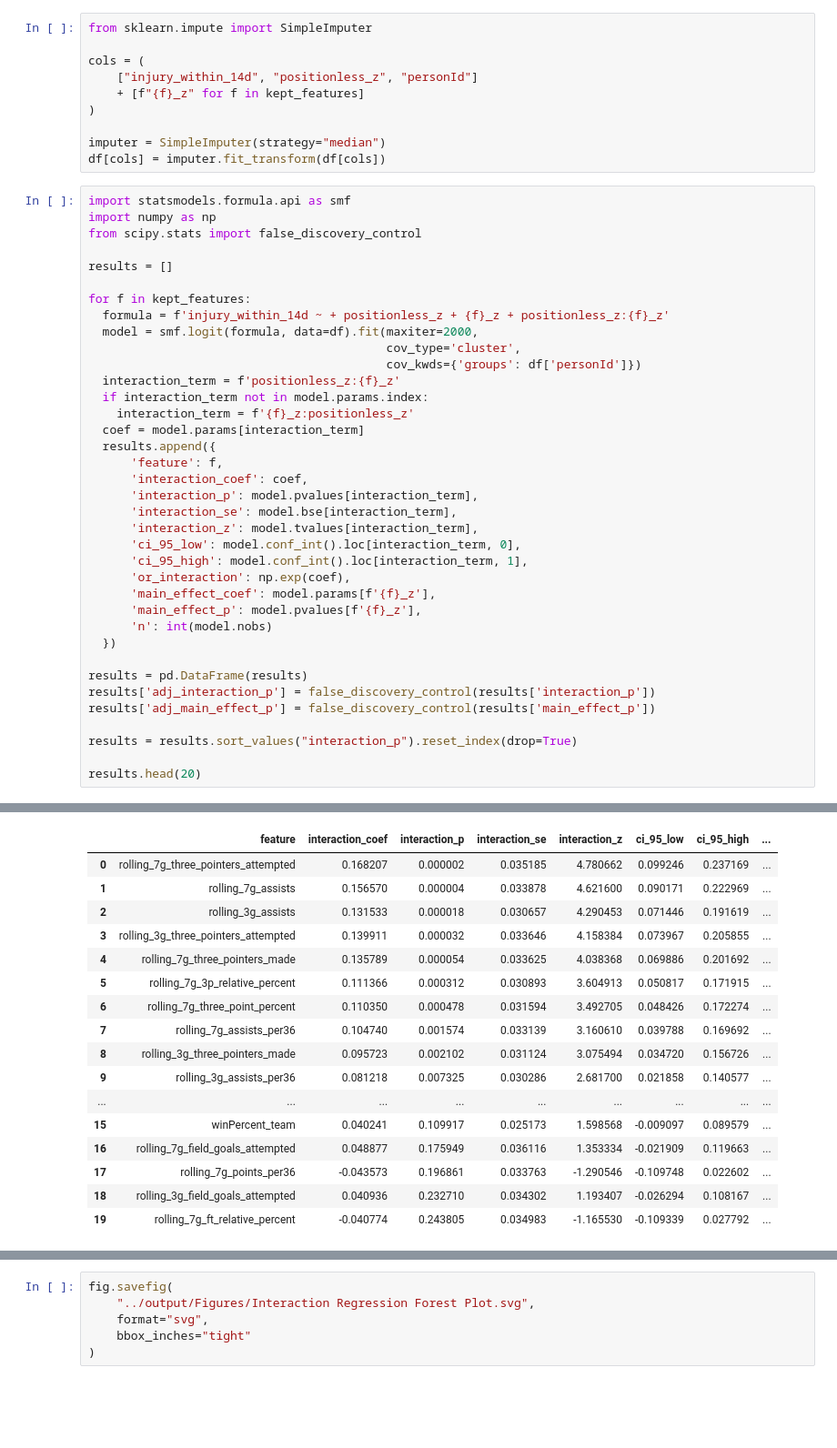
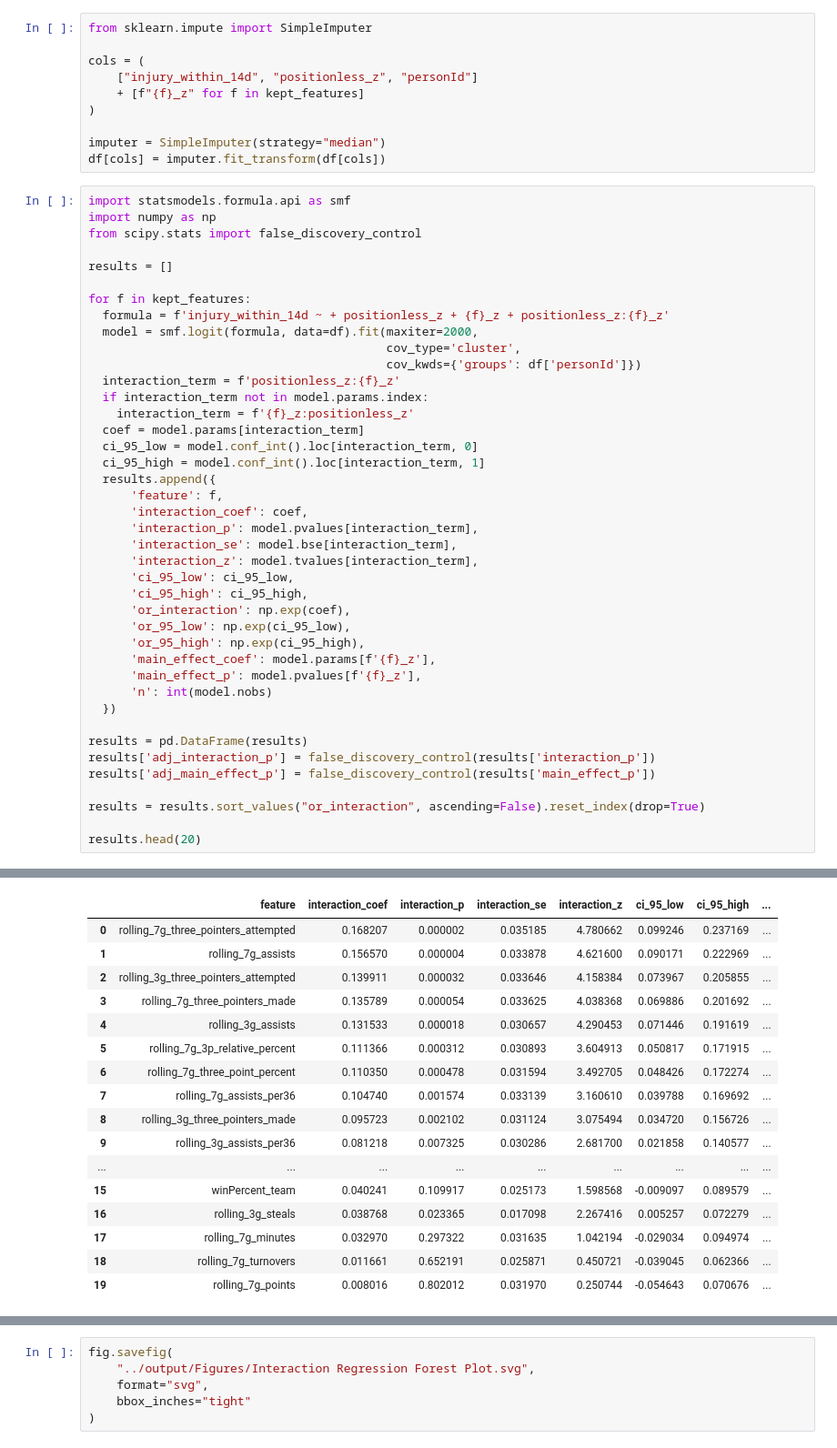
Before and after one commit to vedanttapiavala/positionless-NBA-analytics, a Jupyter notebook: code/017_log_reg_interactions.ipynb, the cells around one changed output, grey strips where cells are left out. Shown at 91% size. Cells and saved outputs as stored; diff of their text form; blank space fills up the shorter version.

```diff
--- a/code/017_log_reg_interactions.ipynb
+++ b/code/017_log_reg_interactions.ipynb
@@ -58,51 +58,55 @@ for f in kept_features:
   if interaction_term not in model.params.index:
     interaction_term = f'{f}_z:positionless_z'
   coef = model.params[interaction_term]
+  ci_95_low = model.conf_int().loc[interaction_term, 0]
+  ci_95_high = model.conf_int().loc[interaction_term, 1]
   results.append({
       'feature': f,
       'interaction_coef': coef,
       'interaction_p': model.pvalues[interaction_term],
       'interaction_se': model.bse[interaction_term],
       'interaction_z': model.tvalues[interaction_term],
-      'ci_95_low': model.conf_int().loc[interaction_term, 0],
-      'ci_95_high': model.conf_int().loc[interaction_term, 1],
+      'ci_95_low': ci_95_low,
+      'ci_95_high': ci_95_high,
       'or_interaction': np.exp(coef),
+      'or_95_low': np.exp(ci_95_low),
+      'or_95_high': np.exp(ci_95_high),
       'main_effect_coef': model.params[f'{f}_z'],
       'main_effect_p': model.pvalues[f'{f}_z'],
       'n': int(model.nobs)
   })
 
 results = pd.DataFrame(results)
 results['adj_interaction_p'] = false_discovery_control(results['interaction_p'])
 results['adj_main_effect_p'] = false_discovery_control(results['main_effect_p'])
 
-results = results.sort_values("interaction_p").reset_index(drop=True)
+results = results.sort_values("or_interaction", ascending=False).reset_index(drop=True)
 
 results.head(20)
 # %% [output]
 Optimization terminated successfully.
          Current function value: 0.331426
          Iterations 7
 Optimization terminated successfully.
          Current function value: 0.334741
          Iterations 6
 Optimization terminated successfully.
          Current function value: 0.333038
          Iterations 6
 Optimization terminated successfully.
          Current function value: 0.338009
          Iterations 6
 ... (80 lines left out)
          Iterations 6
 Optimization terminated successfully.
          Current function value: 0.335653
          Iterations 6
 |  | feature | interaction_coef | interaction_p | interaction_se | interaction_z | ci_95_low | ci_95_high | ... |
 | 0 | rolling_7g_three_pointers_attempted | 0.168207 | 0.000002 | 0.035185 | 4.780662 | 0.099246 | 0.237169 | ... |
 | 1 | rolling_7g_assists | 0.156570 | 0.000004 | 0.033878 | 4.621600 | 0.090171 | 0.222969 | ... |
-| 2 | rolling_3g_assists | 0.131533 | 0.000018 | 0.030657 | 4.290453 | 0.071446 | 0.191619 | ... |
-| 3 | rolling_3g_three_pointers_attempted | 0.139911 | 0.000032 | 0.033646 | 4.158384 | 0.073967 | 0.205855 | ... |
-| 4 | rolling_7g_three_pointers_made | 0.135789 | 0.000054 | 0.033625 | 4.038368 | 0.069886 | 0.201692 | ... |
+| 2 | rolling_3g_three_pointers_attempted | 0.139911 | 0.000032 | 0.033646 | 4.158384 | 0.073967 | 0.205855 | ... |
+| 3 | rolling_7g_three_pointers_made | 0.135789 | 0.000054 | 0.033625 | 4.038368 | 0.069886 | 0.201692 | ... |
+| 4 | rolling_3g_assists | 0.131533 | 0.000018 | 0.030657 | 4.290453 | 0.071446 | 0.191619 | ... |
 | 5 | rolling_7g_3p_relative_percent | 0.111366 | 0.000312 | 0.030893 | 3.604913 | 0.050817 | 0.171915 | ... |
 | 6 | rolling_7g_three_point_percent | 0.110350 | 0.000478 | 0.031594 | 3.492705 | 0.048426 | 0.172274 | ... |
 | 7 | rolling_7g_assists_per36 | 0.104740 | 0.001574 | 0.033139 | 3.160610 | 0.039788 | 0.169692 | ... |
@@ -110,10 +114,10 @@ Optimization terminated successfully.
 | 9 | rolling_3g_assists_per36 | 0.081218 | 0.007325 | 0.030286 | 2.681700 | 0.021858 | 0.140577 | ... |
 | ... | ... | ... | ... | ... | ... | ... | ... | ... |
 | 15 | winPercent_team | 0.040241 | 0.109917 | 0.025173 | 1.598568 | -0.009097 | 0.089579 | ... |
-| 16 | rolling_7g_field_goals_attempted | 0.048877 | 0.175949 | 0.036116 | 1.353334 | -0.021909 | 0.119663 | ... |
-| 17 | rolling_7g_points_per36 | -0.043573 | 0.196861 | 0.033763 | -1.290546 | -0.109748 | 0.022602 | ... |
-| 18 | rolling_3g_field_goals_attempted | 0.040936 | 0.232710 | 0.034302 | 1.193407 | -0.026294 | 0.108167 | ... |
-| 19 | rolling_7g_ft_relative_percent | -0.040774 | 0.243805 | 0.034983 | -1.165530 | -0.109339 | 0.027792 | ... |
+| 16 | rolling_3g_steals | 0.038768 | 0.023365 | 0.017098 | 2.267416 | 0.005257 | 0.072279 | ... |
+| 17 | rolling_7g_minutes | 0.032970 | 0.297322 | 0.031635 | 1.042194 | -0.029034 | 0.094974 | ... |
+| 18 | rolling_7g_turnovers | 0.011661 | 0.652191 | 0.025871 | 0.450721 | -0.039045 | 0.062366 | ... |
+| 19 | rolling_7g_points | 0.008016 | 0.802012 | 0.031970 | 0.250744 | -0.054643 | 0.070676 | ... |
 # %%
 import matplotlib.pyplot as plt
 
```
Also changed, not shown: parts of 2 cells of this notebook, 8 other files.
